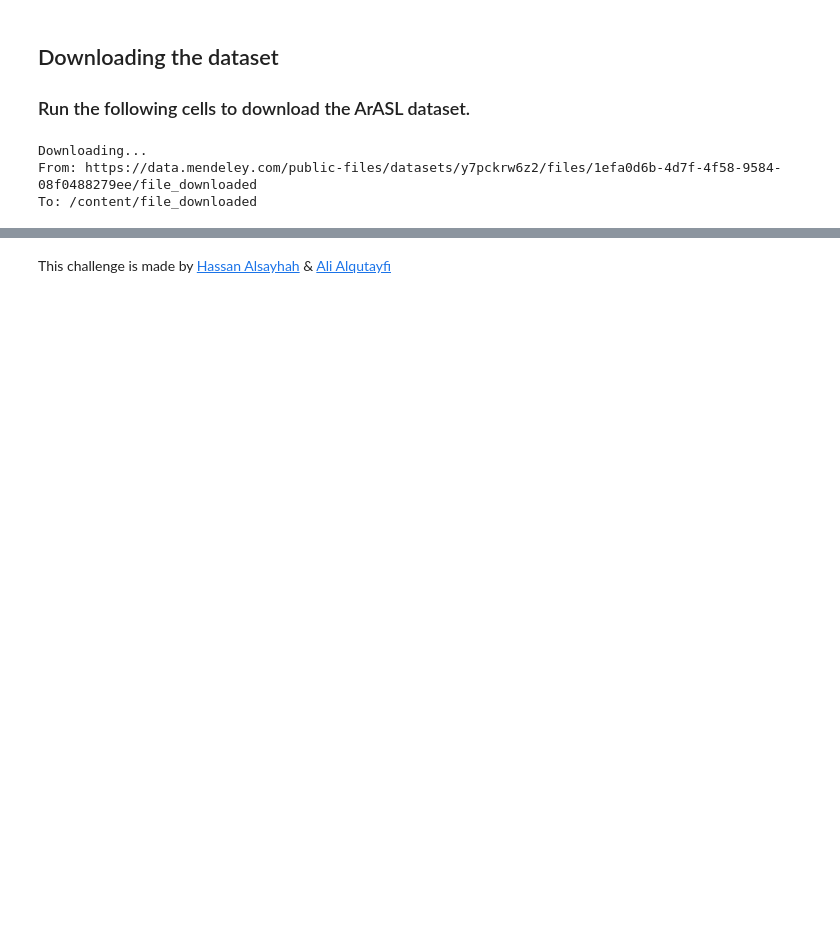
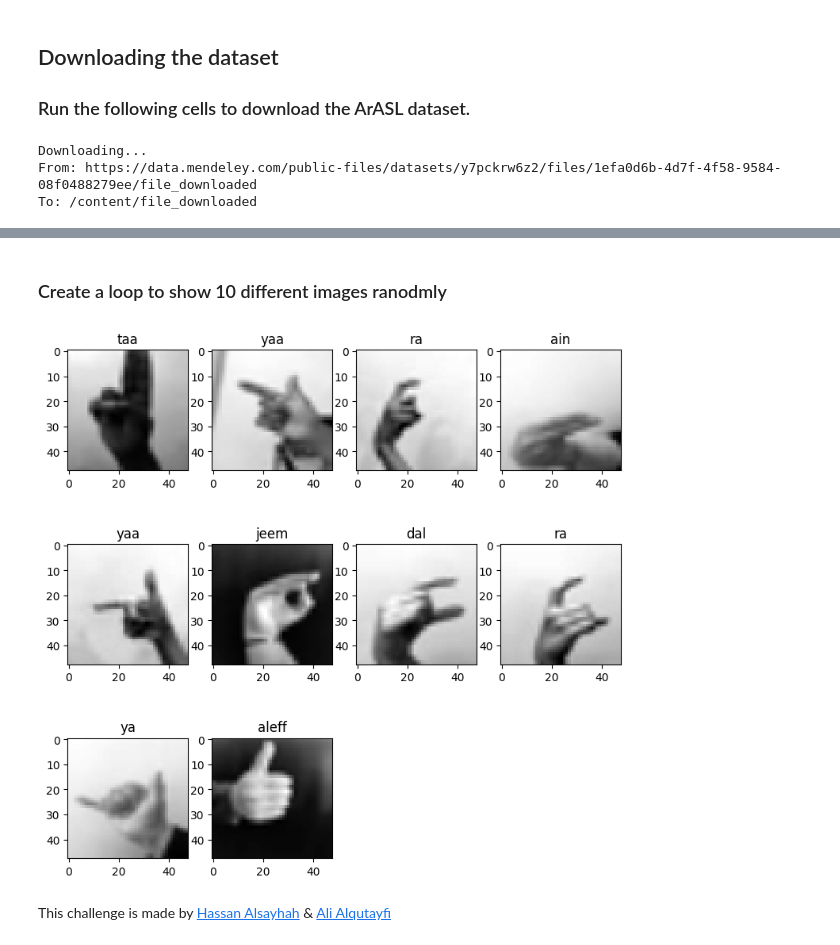
Before and after one commit to SWE-Ahmed/KAAAI25, a Jupyter notebook: code/Day1_EX1_SignLang.ipynb, the cells around one changed output, grey strips where cells are left out. Cells and saved outputs as stored; diff of their text form; code cells hidden in the pictures; blank space fills up the shorter version.

```diff
--- a/code/Day1_EX1_SignLang.ipynb
+++ b/code/Day1_EX1_SignLang.ipynb
@@ -73,2 +223,22 @@ To: /content/file_downloaded
+# %% [markdown]
+### Create a loop to show 10 different images ranodmly
+# %%
+import random
+
+# create figure
+fig = plt.figure(figsize=(9, 9))
+
+for i in range(10):
+    random_img_idx = random.randint(0, 43238) # Write any random index (between 0 and 43238)
+
+    image = train_dataset[random_img_idx][0]  # 0 for image part in (image, label) tuple.
+    label = train_dataset[random_img_idx][1]  # 1 for label part
+
+    # Adds a subplot at the 2nd position
+    fig.add_subplot(3, 4, i+1)
+    plt.title(mapping[label.item()])
+    plt.imshow(image.reshape(48, 48), cmap='gray')
+# %% [output]
+[figure, added]
 # %% [markdown]
 This challenge is made by [Hassan Alsayhah](https://www.linkedin.com/in/hassan-alsayhah-28a83a251/) & [Ali Alqutayfi](https://www.linkedin.com/in/ali-alqutayfi/)
```
Also changed, not shown: parts of 11 cells of this notebook.
